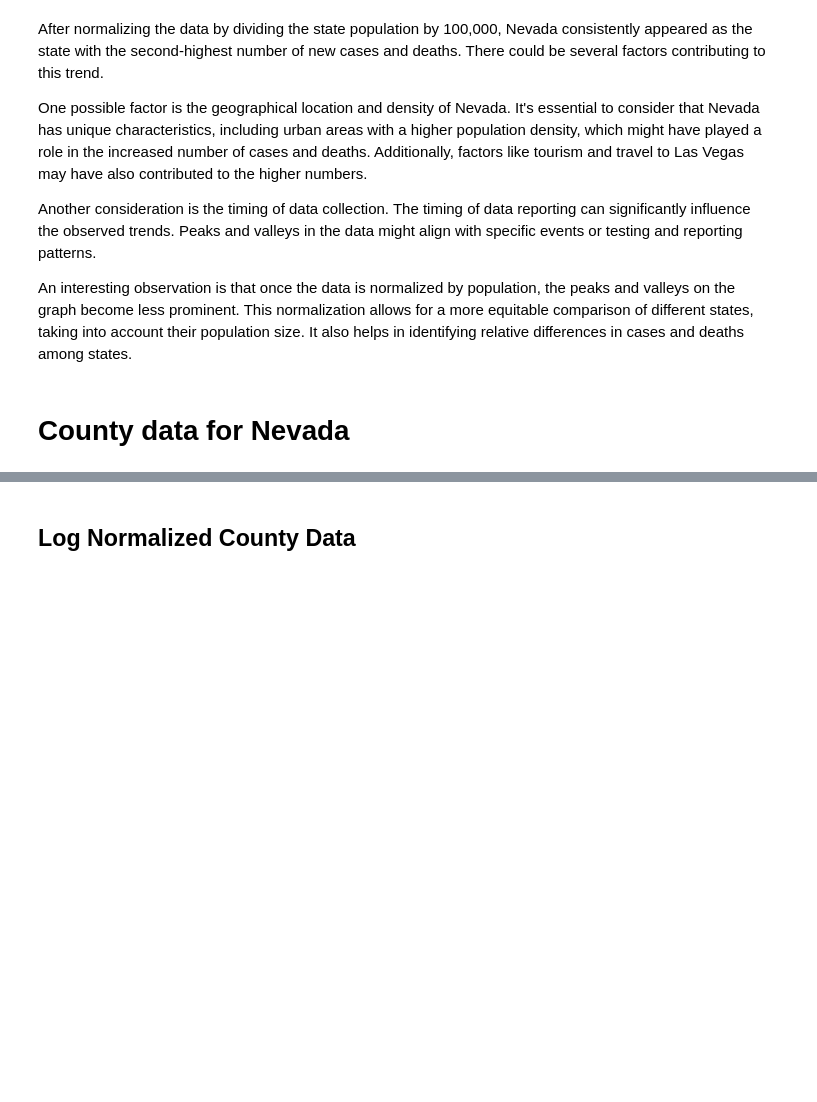
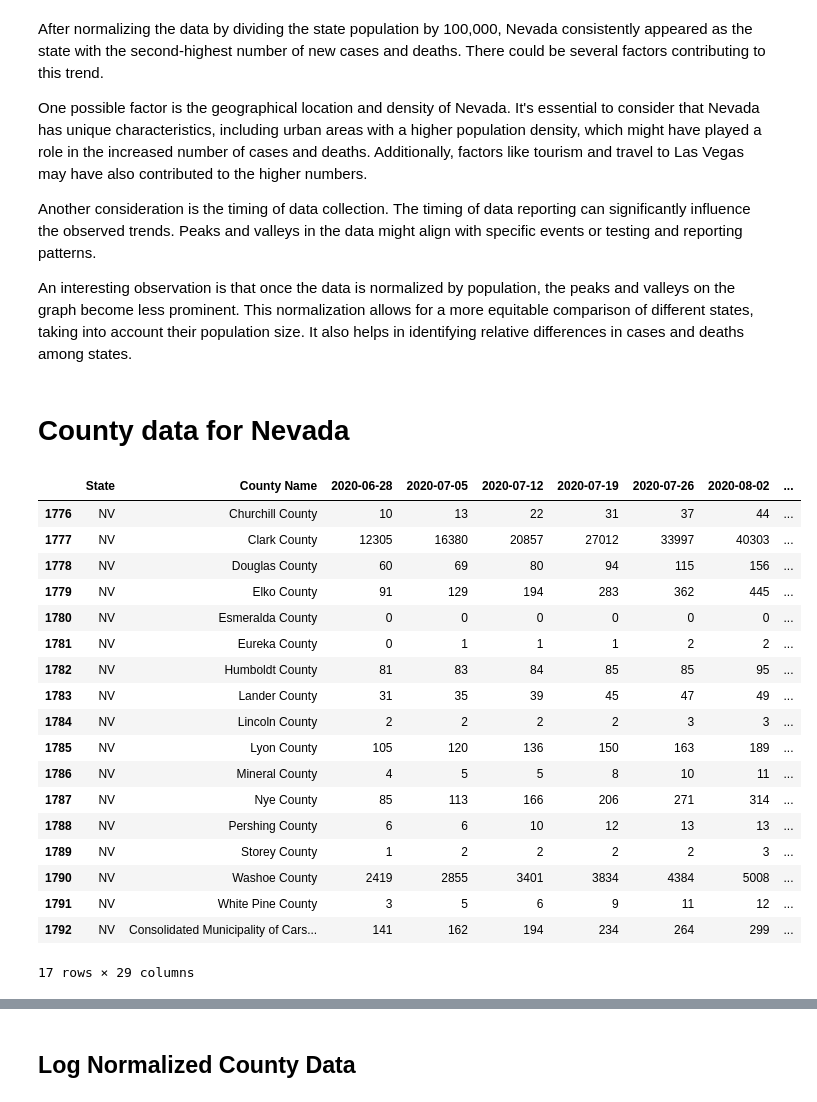
Before and after one commit to DarkNeo777/Data-science-, a Jupyter notebook: data science 410/project/part 2/Emanuel Project II.ipynb, the cells around one changed output, grey strips where cells are left out. Drawn from its saved outputs; the diff is of its cells as text; code cells hidden in the pictures; blank space fills up the shorter version.

```diff
--- a/data science 410/project/part 2/Emanuel Project II.ipynb
+++ b/data science 410/project/part 2/Emanuel Project II.ipynb
@@ -446,7 +446,28 @@ An interesting observation is that once the data is normalized by population, th
 # %%
 NV_cases = weekly_cases.copy()
 NV_cases = NV_cases[NV_cases['State'] == 'NV']
+NV_cases.to_csv
 NV_cases
+# %% [output]
+|  | State | County Name | 2020-06-28 | 2020-07-05 | 2020-07-12 | 2020-07-19 | 2020-07-26 | 2020-08-02 | ... |
+| 1776 | NV | Churchill County | 10 | 13 | 22 | 31 | 37 | 44 | ... |
+| 1777 | NV | Clark County | 12305 | 16380 | 20857 | 27012 | 33997 | 40303 | ... |
+| 1778 | NV | Douglas County | 60 | 69 | 80 | 94 | 115 | 156 | ... |
+| 1779 | NV | Elko County | 91 | 129 | 194 | 283 | 362 | 445 | ... |
+| 1780 | NV | Esmeralda County | 0 | 0 | 0 | 0 | 0 | 0 | ... |
+| 1781 | NV | Eureka County | 0 | 1 | 1 | 1 | 2 | 2 | ... |
+| 1782 | NV | Humboldt County | 81 | 83 | 84 | 85 | 85 | 95 | ... |
+| 1783 | NV | Lander County | 31 | 35 | 39 | 45 | 47 | 49 | ... |
+| 1784 | NV | Lincoln County | 2 | 2 | 2 | 2 | 3 | 3 | ... |
+| 1785 | NV | Lyon County | 105 | 120 | 136 | 150 | 163 | 189 | ... |
+| 1786 | NV | Mineral County | 4 | 5 | 5 | 8 | 10 | 11 | ... |
+| 1787 | NV | Nye County | 85 | 113 | 166 | 206 | 271 | 314 | ... |
+| 1788 | NV | Pershing County | 6 | 6 | 10 | 12 | 13 | 13 | ... |
+| 1789 | NV | Storey County | 1 | 2 | 2 | 2 | 2 | 3 | ... |
+| 1790 | NV | Washoe County | 2419 | 2855 | 3401 | 3834 | 4384 | 5008 | ... |
+| 1791 | NV | White Pine County | 3 | 5 | 6 | 9 | 11 | 12 | ... |
+| 1792 | NV | Consolidated Municipality of Cars... | 141 | 162 | 194 | 234 | 264 | 299 | ... |
+17 rows × 29 columns
 # %%
 NV_cases = NV_cases.sort_values('2020-12-27', ascending=False).head()
 NV_cases
```
Also changed, not shown: parts of 19 cells of this notebook, 12 other files.
